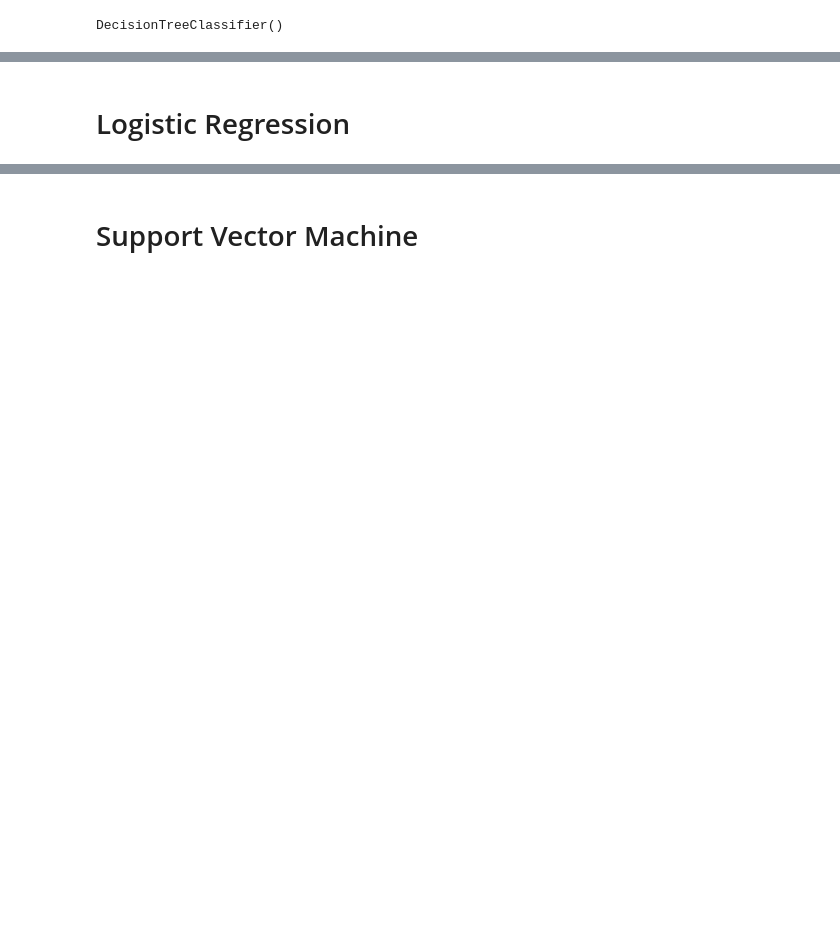
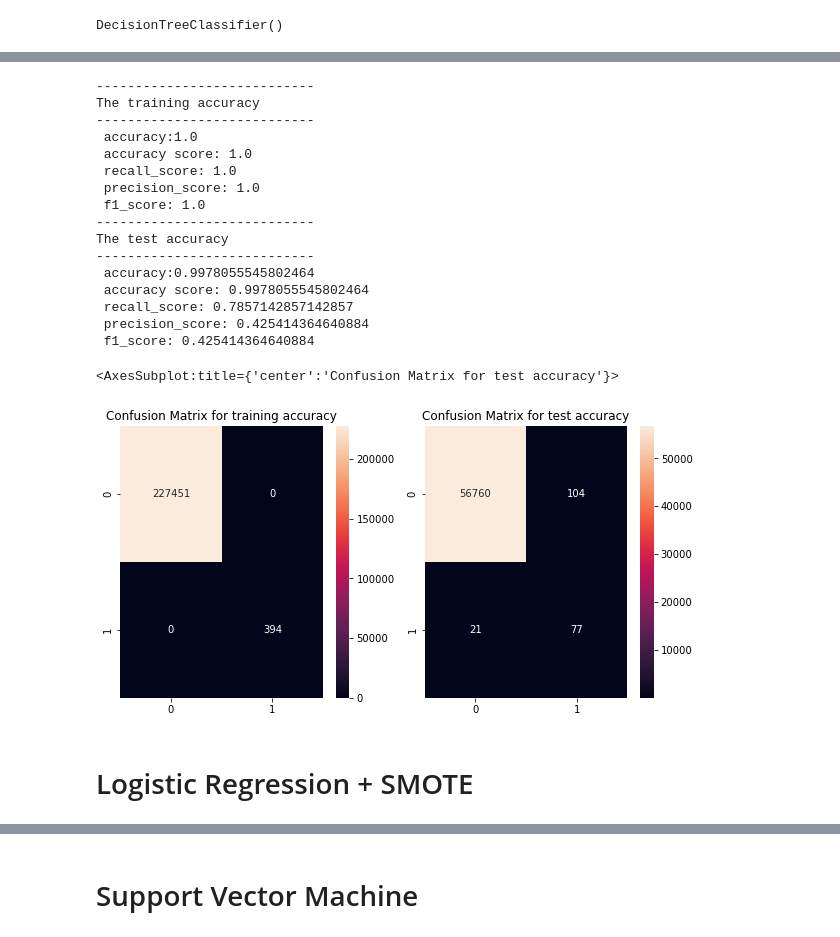
Before and after one commit to ilkeratik/Fraud_Detection, a Jupyter notebook: Model Building without Preprocessing.ipynb, the cells around one changed output, grey strips where cells are left out. Drawn from its saved outputs; the diff is of its cells as text; code cells hidden in the pictures; blank space fills up the shorter version.

```diff
--- a/Model Building without Preprocessing.ipynb
+++ b/Model Building without Preprocessing.ipynb
@@ -173,4 +212,46 @@ sns.heatmap(test_conf_mat,ax=ax2, annot=True, fmt='d')
+# %%
+from imblearn.over_sampling import SMOTE
+from imblearn.pipeline import make_pipeline as imbalanced_make_pipeline
+
+dtc = DecisionTreeClassifier(random_state=42)
+pipeline = imbalanced_make_pipeline(SMOTE(sampling_strategy='minority'),dtc)
+
+model = pipeline.fit(X_train, y_train)
+
+y_train_pred = model.predict(X_train)
+y_test_pred = model.predict(X_test)
+
+print('----------------------------\nThe training accuracy\n----------------------------')
+train_conf_mat = calculate_metrics(y_train, y_train_pred)
+print('----------------------------\nThe test accuracy\n----------------------------')
+test_conf_mat = calculate_metrics(y_test, y_test_pred)
+
+f, (ax1, ax2) = plt.subplots(1, 2,figsize=(10, 5))
+ax1.set_title('Confusion Matrix for training accuracy')
+sns.heatmap(train_conf_mat,ax=ax1, annot=True, fmt='d')
+
+ax2.set_title('Confusion Matrix for test accuracy')
+sns.heatmap(test_conf_mat,ax=ax2, annot=True, fmt='d')
+# %% [output]
+----------------------------
+The training accuracy
+----------------------------
+ accuracy:1.0
+ accuracy score: 1.0
+ recall_score: 1.0
+ precision_score: 1.0
+ f1_score: 1.0
+----------------------------
+The test accuracy
+----------------------------
+ accuracy:0.9978055545802464
+ accuracy score: 0.9978055545802464
+ recall_score: 0.7857142857142857
+ precision_score: 0.425414364640884
+ f1_score: 0.425414364640884
+<AxesSubplot:title={'center':'Confusion Matrix for test accuracy'}>
+[figure, added]
 # %% [markdown]
-# Logistic Regression
+# Logistic Regression + SMOTE
 # %%
 from sklearn.linear_model import LogisticRegression
```
Also changed, not shown: parts of 21 cells of this notebook, 2 other files.
